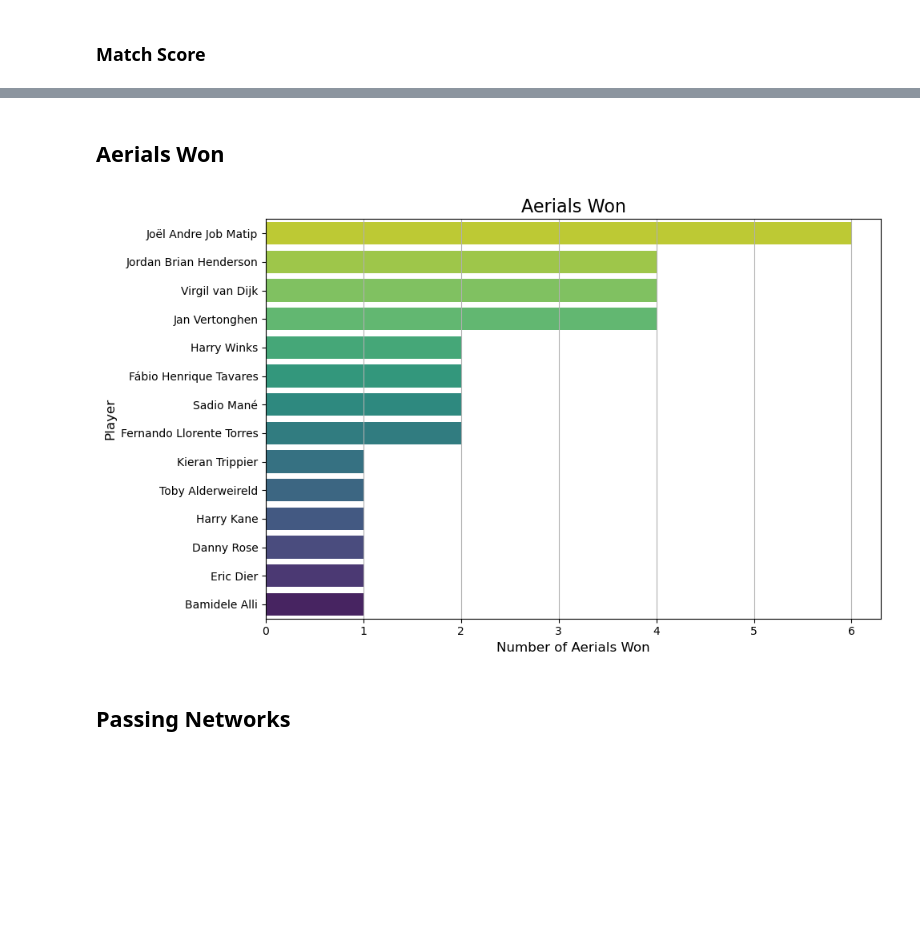
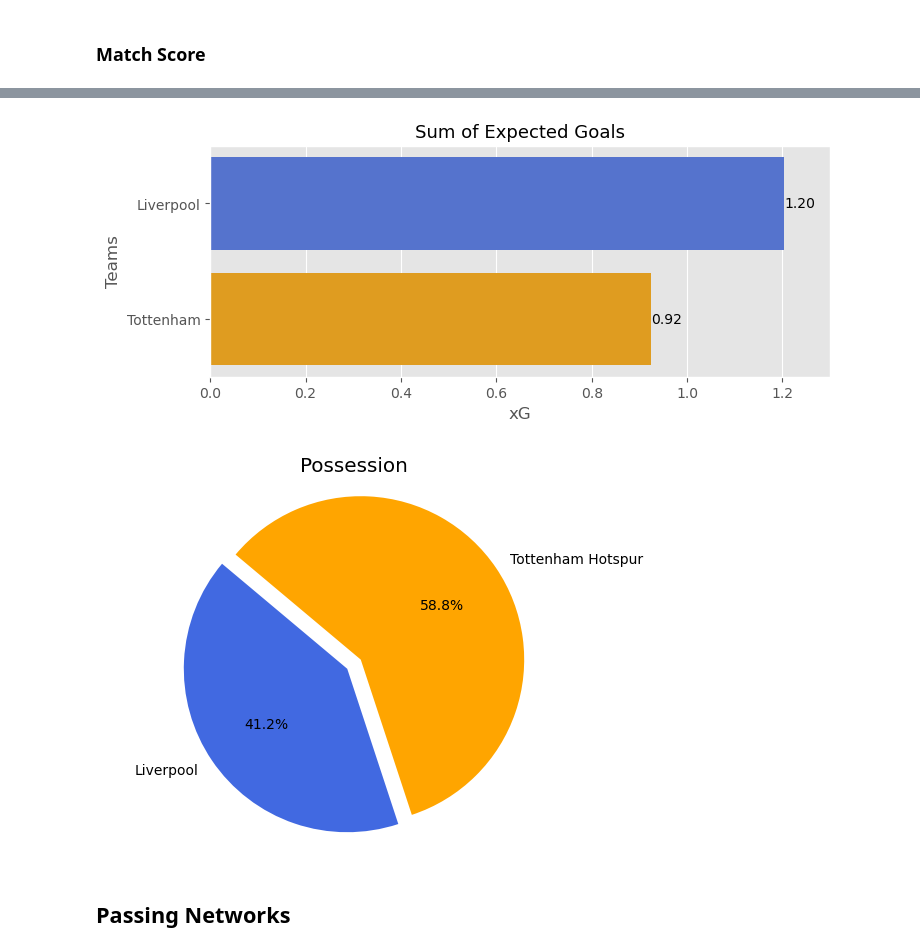
Before and after one commit to leonemma/UCL-Final-2019-Analysis, a Jupyter notebook: Football Data Analysis.ipynb, the cells around one changed output, grey strips where cells are left out. Drawn from its saved outputs; the diff is of its cells as text; code cells hidden in the pictures; blank space fills up the shorter version.

```diff
--- a/Football Data Analysis.ipynb
+++ b/Football Data Analysis.ipynb
@@ -285,17 +274,46 @@ txt = ax.text(x=40, y=80, s='Tottenham shots\nversus Liverpool',
-# %% [markdown]
-## Aerials Won
-# %%
-plt.figure(figsize=(10, 6))
-sns.countplot(y='player_name', data=df_event[df_event['aerial_won']==True], palette='viridis_r',
-              order = df_event['player_name'][df_event['aerial_won']==True].value_counts().index)
-plt.title('Aerials Won', fontsize=16)
-plt.xlabel('Number of Aerials Won', fontsize=12)
-plt.ylabel('Player', fontsize=12)
-plt.grid(True, axis='x')
-plt.tight_layout()
-plt.show()
-# %% [output]
-[figure, removed]
+# %%
+team1_xG = by_team['shot_statsbomb_xg'].sum().values[0]
+team2_xG = by_team['shot_statsbomb_xg'].sum().values[1]
+teams = ['Liverpool', 'Tottenham']
+values = [team1_xG, team2_xG]
+
+plt.figure(figsize=(8, 3))
+sns.barplot(x=values, y=teams, palette=['royalblue', 'orange'])
+
+plt.title('Sum of Expected Goals', fontsize=13)
+plt.xlabel('xG')
+plt.ylabel('Teams')
+plt.xlim((0, 1.3))
+
+for i, value in enumerate(values):
+    plt.text(value, i, f'{value:.2f}', va='center', ha='left', fontsize=10, color='black')
+
+
+plt.show()
+# %% [output]
+[figure, added]
+# %%
+a = df_event[df_event['team_name']=='Liverpool']['possession'].count()
+
+b = df_event[df_event['team_name']=='Tottenham Hotspur']['possession'].count()
+c =df_event['possession'].count()
+
+liverpool_possession = a/c
+tottenham_possession = b/c
+
+labels = ['Liverpool', 'Tottenham Hotspur']
+sizes = [liverpool_possession, tottenham_possession]
+colors = ['royalblue', 'orange']
+explode = (0.1, 0)
+
+plt.pie(sizes, explode=explode, labels=labels, colors=colors, autopct='%1.1f%%', startangle=140)
+
+plt.axis('equal')
+plt.title('Possession')
+
+plt.show()
+# %% [output]
+[figure, added]
 # %% [markdown]
 ## Passing Networks
 # %%
```
Also changed, not shown: parts of 50 cells of this notebook.
